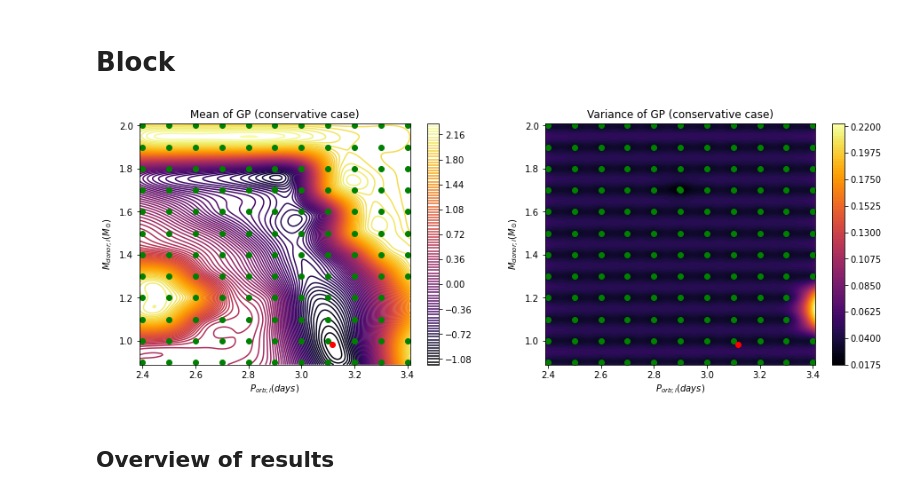
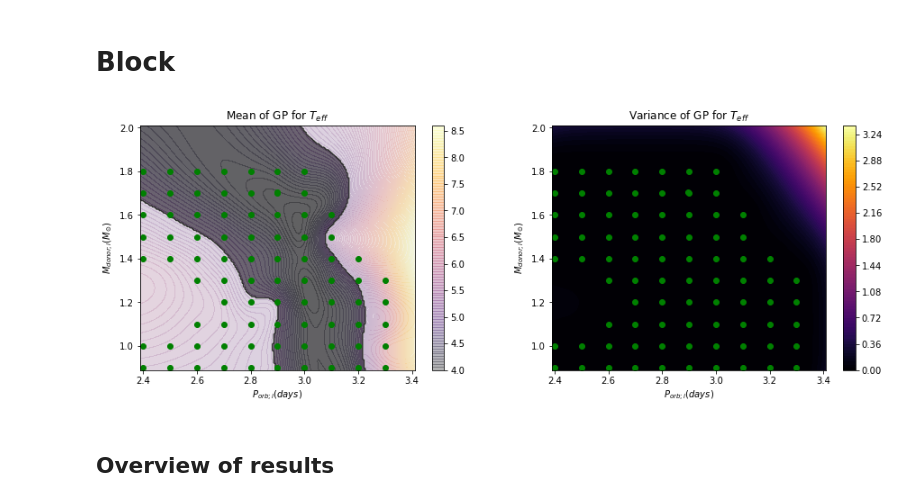
Before and after one commit to lauraguzmanrincon/GPforWD, a Jupyter notebook: GPyOpt_WD_01102021.ipynb, the cells around one changed output. Drawn from its saved outputs; the diff is of its cells as text; code cells hidden in the pictures.

Commit message:
Changes in model 3

```diff
--- a/GPyOpt_WD_01102021.ipynb
+++ b/GPyOpt_WD_01102021.ipynb
@@ -67,16 +67,18 @@ listRangeX = [ [], [], [], [] ]
 # 1. Set parameters
 typ = "fixed" # CHOOSE: "fixed" "free"
 
-modelIndex = 1 # CHOOSE: 1: point minimisation 2: point minimisation per variable 3: region
+modelIndex = 3 # CHOOSE: 1: point minimisation 2: point minimisation per variable 3: region
 
-variableIndex = 2 # CHOOSE: 0: teff 1: log C/N 2: star mass 3: log accretion
+variableIndex = 0 # CHOOSE: 0: teff 1: log C/N 2: star mass 3: log accretion
 
 errorNames = ['teffError3', 'cnError3', 'massError3', 'mdotError3']
 columnNames = ['Teff', 'logCN', 'star_mass', 'lg_mstar_dot_1']
 labelNames = ['$T_{eff}$', 'log C/N', 'star mass', 'log accretion}']
 
-rangeObs = [[(4382 - 326)/100, (4382 + 326)/100],[-0.5735162 - 0.1614067, -0.5735162 + 0.1614067],
-            [0.23, 0.44], [-9.39770384 - 0.01597749, -9.39770384 + 0.01597749]]
+#rangeObs = [[(4382 - 326)/1000, (4382 + 326)/1000],[-0.5735162 - 0.1614067, -0.5735162 + 0.1614067],
+#            [0.23, 0.44], [-9.39770384 - 0.01597749, -9.39770384 + 0.01597749]]
+rangeObs = [[3743.052/1000, 5020.948/1000], [-0.8898674, -0.2571650],
+            [0.23, 0.44], [-9.429019, -9.366389]]
 
 # 2. Construct GP input data
 if typ == "fixed":
@@ -95,11 +97,14 @@ elif modelIndex == 2:
     Y_init = errorSimulations[[errorNames[variableIndex]]]
     Y_init = Y_init[[errorNames[variableIndex]]].fillna(value = 10)
 else:
-    X_init = errorSimulations[['porb', 'mass']]
-    Y_init = errorSimulations[[columnNames[variableIndex]]]/(1 + (variableIndex == 0)*99)
-    Y_init = Y_init[[columnNames[variableIndex]]].fillna(
-        value = max(Y_init[columnNames[variableIndex]]) +
-        30*(max(Y_init[columnNames[variableIndex]]) - min(Y_init[columnNames[variableIndex]])))
+    rows_noNA = errorSimulations[[columnNames[variableIndex]]].notna().iloc[:,0]
+    X_init = errorSimulations[rows_noNA][['porb', 'mass']]
+    Y_init = errorSimulations[rows_noNA][[columnNames[variableIndex]]]/(1 + (variableIndex == 0)*999)
+    #X_init = errorSimulations[['porb', 'mass']]
+    #Y_init = errorSimulations[[columnNames[variableIndex]]]/(1 + (variableIndex == 0)*99)
+    #Y_init = Y_init[[columnNames[variableIndex]]].fillna(
+    #    value = max(Y_init[columnNames[variableIndex]]) +
+    #    30*(max(Y_init[columnNames[variableIndex]]) - min(Y_init[columnNames[variableIndex]])))
 
 ## II. Run GP
 
@@ -185,35 +190,35 @@ elif modelIndex == 2:
     plt.colorbar()
     plt.scatter(X_init['porb'], X_init['mass'], label=u'Observations', c = "green")
     plt.scatter(minGP[0], minGP[1], label=u'Observations', c = "red")
     plt.xlabel("$P_{orb;i}(days)$")
     plt.ylabel("$M_{donor;i}(M_{\odot})$")
     plt.title("Variance of GP for %s" % labelNames[variableIndex])
 else:
     plt.figure(figsize=(15,5))
     plt.subplot(1, 2, 1)
     #NO plt.contour(x, y, meanX, 100, colors='k') # cmap = "inferno"
-    plt.contourf(x, y, meanX, 100, cmap = "inferno", alpha = 0.1)
+    plt.contourf(x, y, meanX, 100, cmap = "inferno", alpha = 0.3)
     plt.colorbar()
     plt.contourf(x, y, rangeX, cmap='binary', alpha = 0.5)
     plt.scatter(X_init['porb'], X_init['mass'], label=u'Observations', c = "green")
     #NO plt.scatter(x[np.where(meanX == np.amin(meanX))[1]],
     #            y[np.where(meanX == np.amin(meanX))[0]], label=u'Observations', c = "red")
     ###plt.scatter(minGP[0], minGP[1], label=u'Observations', c = "red")
     plt.xlabel("$P_{orb;i}(days)$")
     plt.ylabel("$M_{donor;i}(M_{\odot})$")
     plt.title("Mean of GP for %s" % labelNames[variableIndex])
 
     # plot variance of GP
     plt.subplot(1, 2, 2)
     plt.contourf(x, y, varX, 100, cmap = "inferno")
     plt.colorbar()
     plt.scatter(X_init['porb'], X_init['mass'], label=u'Observations', c = "green")
     ###plt.scatter(minGP[0], minGP[1], label=u'Observations', c = "red")
     plt.xlabel("$P_{orb;i}(days)$")
     plt.ylabel("$M_{donor;i}(M_{\odot})$")
     plt.title("Variance of GP for %s" % labelNames[variableIndex])
 # %% [output]
-[figure, old version]
+[figure, new version]
 # %% [markdown]
 ## Overview of results
 # %% [markdown]
```
Also changed, not shown: parts of 7 cells of this notebook.
